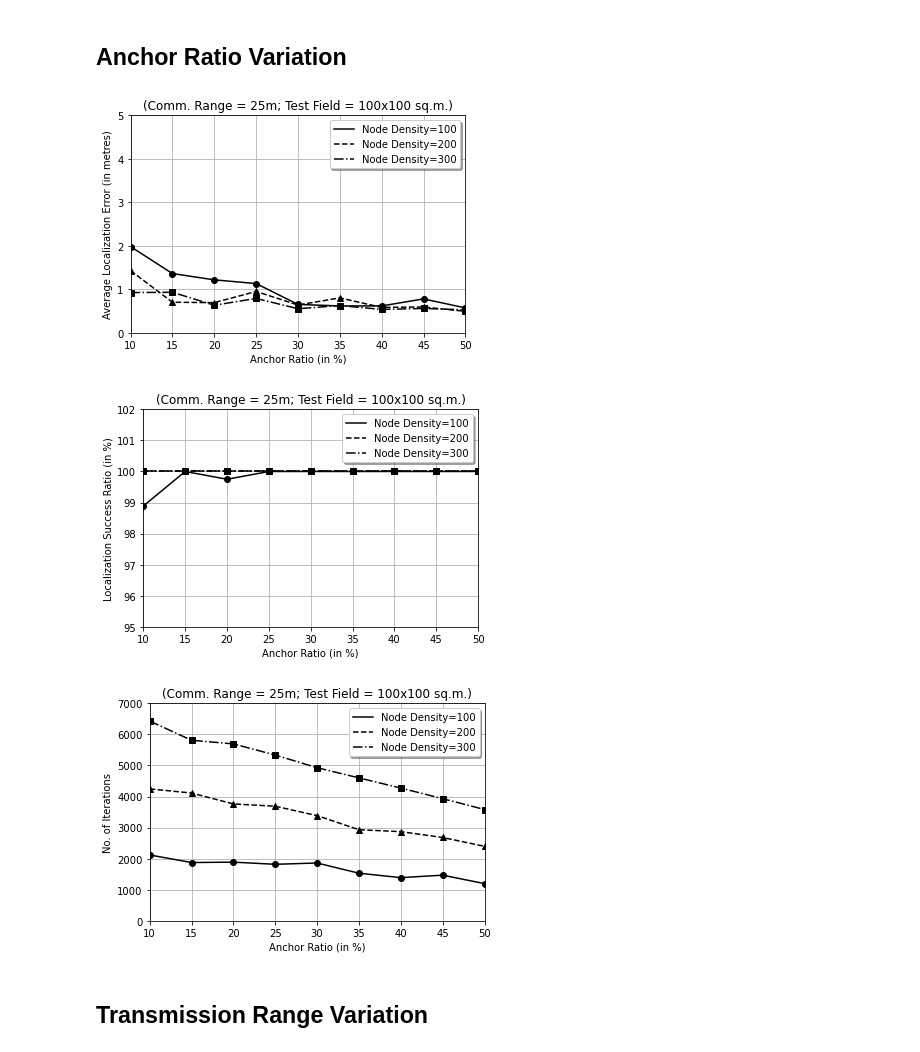
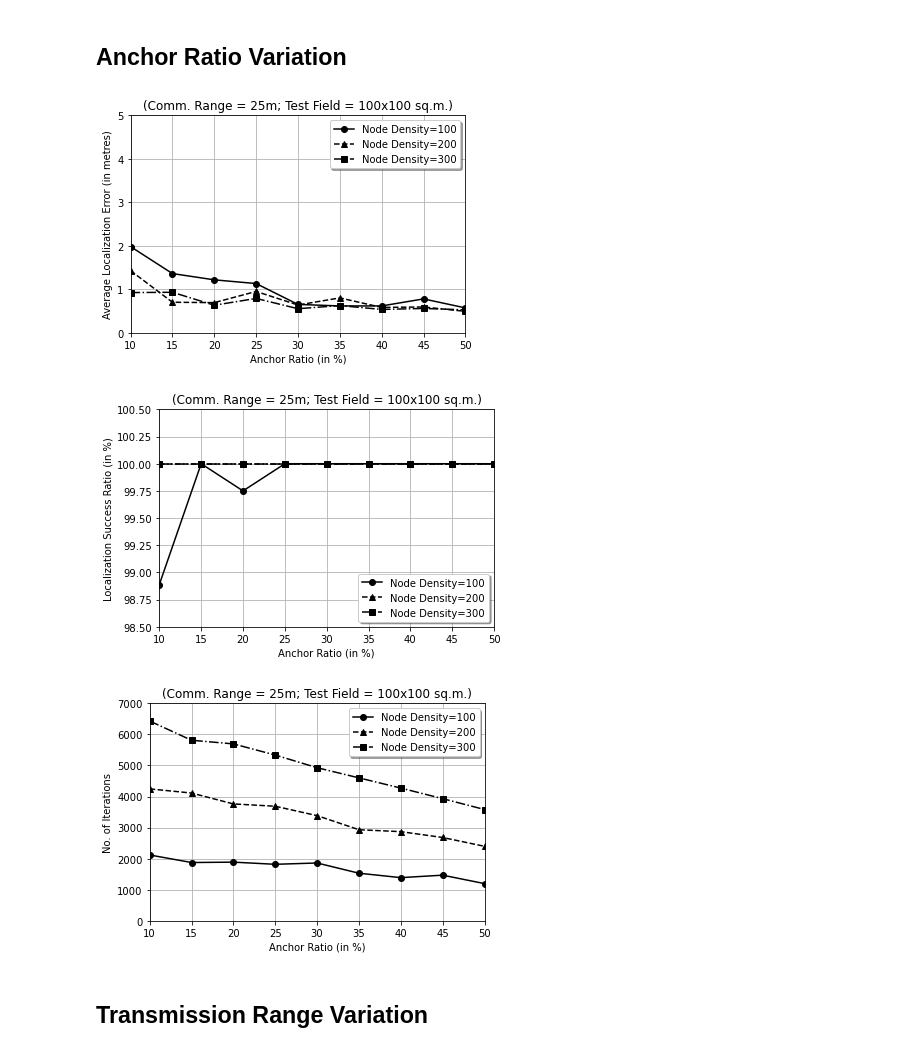
Before and after one commit to vkotiyal/thesis-ecs-codes, a Jupyter notebook: ecs-plots.ipynb, the cells around one changed output. Drawn from its saved outputs; the diff is of its cells as text; code cells hidden in the pictures.

```diff
--- a/ecs-plots.ipynb
+++ b/ecs-plots.ipynb
@@ -43,56 +43,50 @@ plt.xlabel("Anchor Ratio (in %)")
 plt.ylabel("Average Localization Error (in metres)")
 plt.title("(Comm. Range = 25m; Test Field = 100x100 sq.m.)")
 
-plt.plot(anc_density, ale_100, 'k', label="Node Density=100")
-plt.plot(anc_density, ale_100, 'ko')
-plt.plot(anc_density, ale_200, 'k--', label="Node Density=200")
-plt.plot(anc_density, ale_200, 'k^')
-plt.plot(anc_density, ale_300, 'k-.', label="Node Density=300")
-plt.plot(anc_density, ale_300, 'ks')
+plt.plot(anc_density, ale_100, '-ko', label="Node Density=100")
+plt.plot(anc_density, ale_200, '--k^', label="Node Density=200")
+plt.plot(anc_density, ale_300, '-.ks', label="Node Density=300")
 
 
 plt.legend(shadow='true')
 plt.axis([10,50,0,5])
 plt.grid()
-# plt.savefig('ecs-ale-anc.png', dpi=300, bbox_inches='tight')
+plt.savefig('ecs-ale-anc.pdf', dpi=300, bbox_inches='tight')
 plt.show()
 # %% [output]
-[figure, old version]
+[figure, new version]
 # %%
 # LSR graph (Anc. Ratio Variation)
 # T_Range = const. = 25m
 
 anc_density = [10, 15, 20, 25, 30, 35, 40, 45, 50]
 lsr_100 = [98.88889,
 100,
 99.75,
 100,
 100,
 100,
 100,
 100,
 100]
 lsr_200 = [100, 100, 100, 100, 100, 100, 100, 100, 100]
 lsr_300 = [100, 100, 100, 100, 100, 100, 100, 100, 100]
 
 plt.xlabel("Anchor Ratio (in %)")
 plt.ylabel("Localization Success Ratio (in %)")
 plt.title("(Comm. Range = 25m; Test Field = 100x100 sq.m.)")
 
-plt.plot(anc_density, lsr_100, 'k', label="Node Density=100")
-plt.plot(anc_density, lsr_100, 'ko')
-plt.plot(anc_density,lsr_200, 'k--', label="Node Density=200")
-plt.plot(anc_density, lsr_200, 'k^')
-plt.plot(anc_density,lsr_300, 'k-.', label="Node Density=300")
-plt.plot(anc_density, lsr_300, 'ks')
+plt.plot(anc_density, lsr_100, '-ko', label="Node Density=100")
+plt.plot(anc_density,lsr_200, '--k^', label="Node Density=200")
+plt.plot(anc_density,lsr_300, '-.ks', label="Node Density=300")
 
-plt.legend(shadow='true')
-plt.axis([10,50,95,102])
+plt.legend(loc=4, shadow='true')
+plt.axis([10,50,98.5,100.5])
 plt.grid()
-plt.savefig('ecs-lsr-anc.png', dpi=300, bbox_inches='tight')
+plt.savefig('ecs-lsr-anc.pdf', dpi=300, bbox_inches='tight')
 plt.show()
 # %% [output]
-[figure, old version]
+[figure, new version]
 # %%
 # Average no. of iterations graph (Anc. Ratio) (To localize a node)
 
@@ -130,19 +124,17 @@ plt.xlabel("Anchor Ratio (in %)")
 plt.ylabel("No. of Iterations")
 plt.title("(Comm. Range = 25m; Test Field = 100x100 sq.m.)")
 
-plt.plot(anc_density, n_iter_100, 'k', label="Node Density=100")
-plt.plot(anc_density, n_iter_100, 'ko')
-plt.plot(anc_density, n_iter_200, 'k--', label="Node Density=200")
-plt.plot(anc_density, n_iter_200, 'k^')
-plt.plot(anc_density, n_iter_300, 'k-.', label="Node Density=300")
-plt.plot(anc_density, n_iter_300, 'ks')
+plt.plot(anc_density, n_iter_100, '-ko', label="Node Density=100")
+plt.plot(anc_density, n_iter_200, '--k^', label="Node Density=200")
+plt.plot(anc_density, n_iter_300, '-.ks', label="Node Density=300")
 
 plt.legend(shadow='true')
 plt.axis([10,50,0,7000])
 plt.grid()
+plt.savefig('ecs-niter-anc.pdf', dpi=300, bbox_inches='tight')
 plt.show()
 # %% [output]
-[figure, old version]
+[figure, new version]
 # %% [markdown]
 ## Transmission Range Variation
 # %%
```
Also changed, not shown: parts of 1 cell of this notebook, 2 other files.
